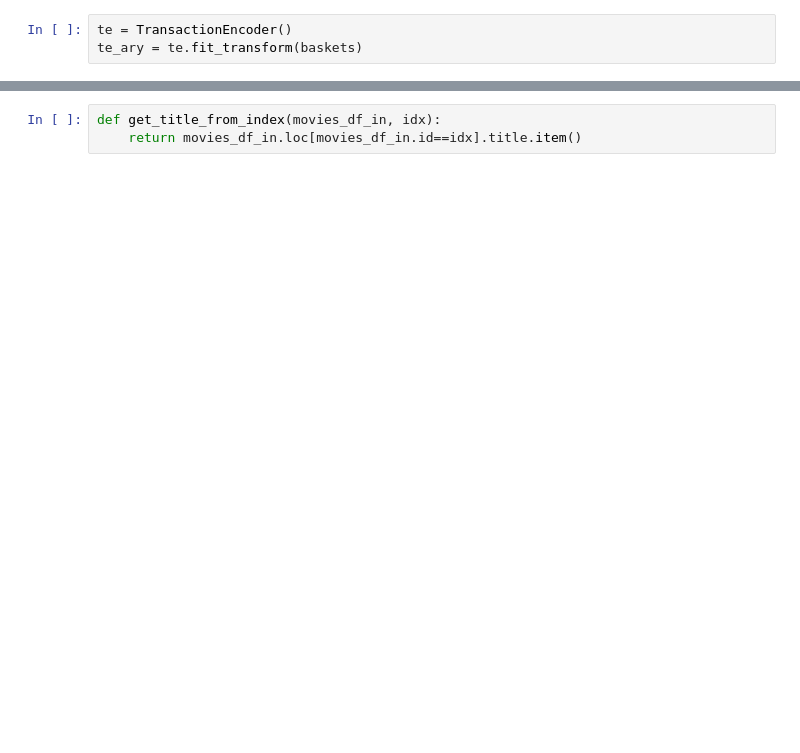
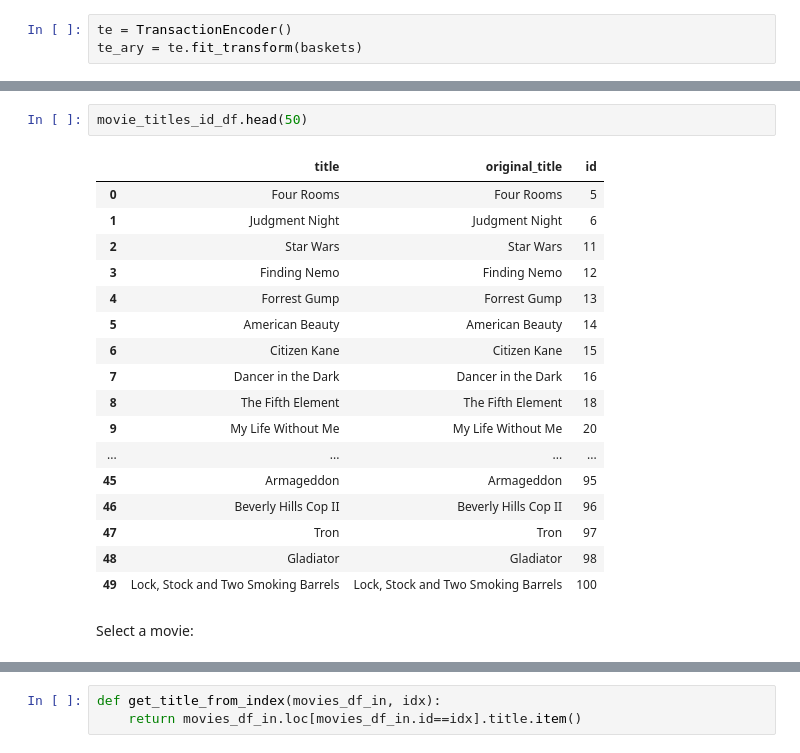
Before and after one commit to manganas/ComputationalToolsForDataScience, a Jupyter notebook: ima/movies_a_priori.ipynb, the cells around one changed output, grey strips where cells are left out. Drawn from its saved outputs; the diff is of its cells as text; blank space fills up the shorter version.

```diff
--- a/ima/movies_a_priori.ipynb
+++ b/ima/movies_a_priori.ipynb
@@ -227,0 +220,22 @@ movies_df.loc[movies_df.id==6].title.item()
+# %%
+movie_titles_id_df.head(50)
+# %% [output]
+|  | title | original_title | id |
+| 0 | Four Rooms | Four Rooms | 5 |
+| 1 | Judgment Night | Judgment Night | 6 |
+| 2 | Star Wars | Star Wars | 11 |
+| 3 | Finding Nemo | Finding Nemo | 12 |
+| 4 | Forrest Gump | Forrest Gump | 13 |
+| 5 | American Beauty | American Beauty | 14 |
+| 6 | Citizen Kane | Citizen Kane | 15 |
+| 7 | Dancer in the Dark | Dancer in the Dark | 16 |
+| 8 | The Fifth Element | The Fifth Element | 18 |
+| 9 | My Life Without Me | My Life Without Me | 20 |
+| ... | ... | ... | ... |
+| 45 | Armageddon | Armageddon | 95 |
+| 46 | Beverly Hills Cop II | Beverly Hills Cop II | 96 |
+| 47 | Tron | Tron | 97 |
+| 48 | Gladiator | Gladiator | 98 |
+| 49 | Lock, Stock and Two Smoking Barrels | Lock, Stock and Two Smoking Barrels | 100 |
+# %% [markdown]
+Select a movie:
```
Also changed, not shown: parts of 26 cells of this notebook.
